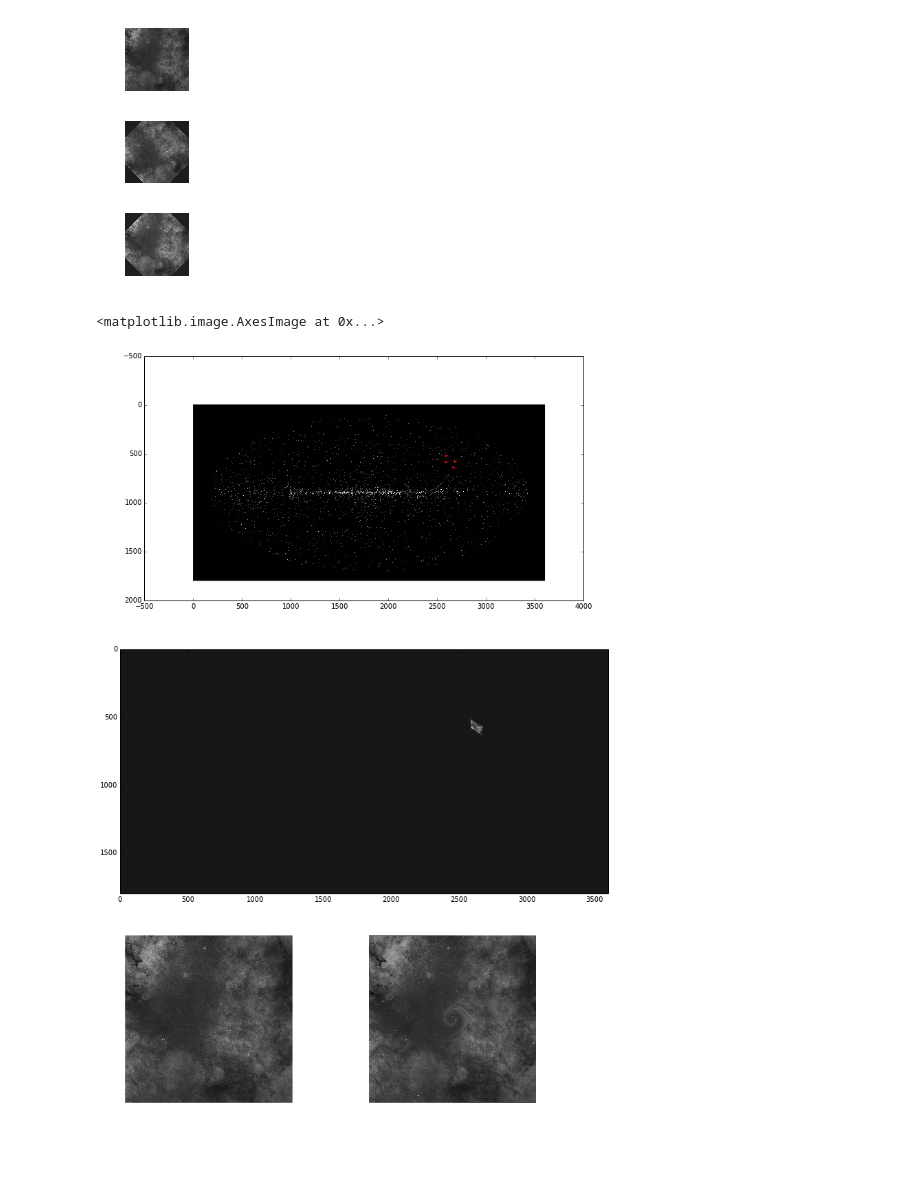
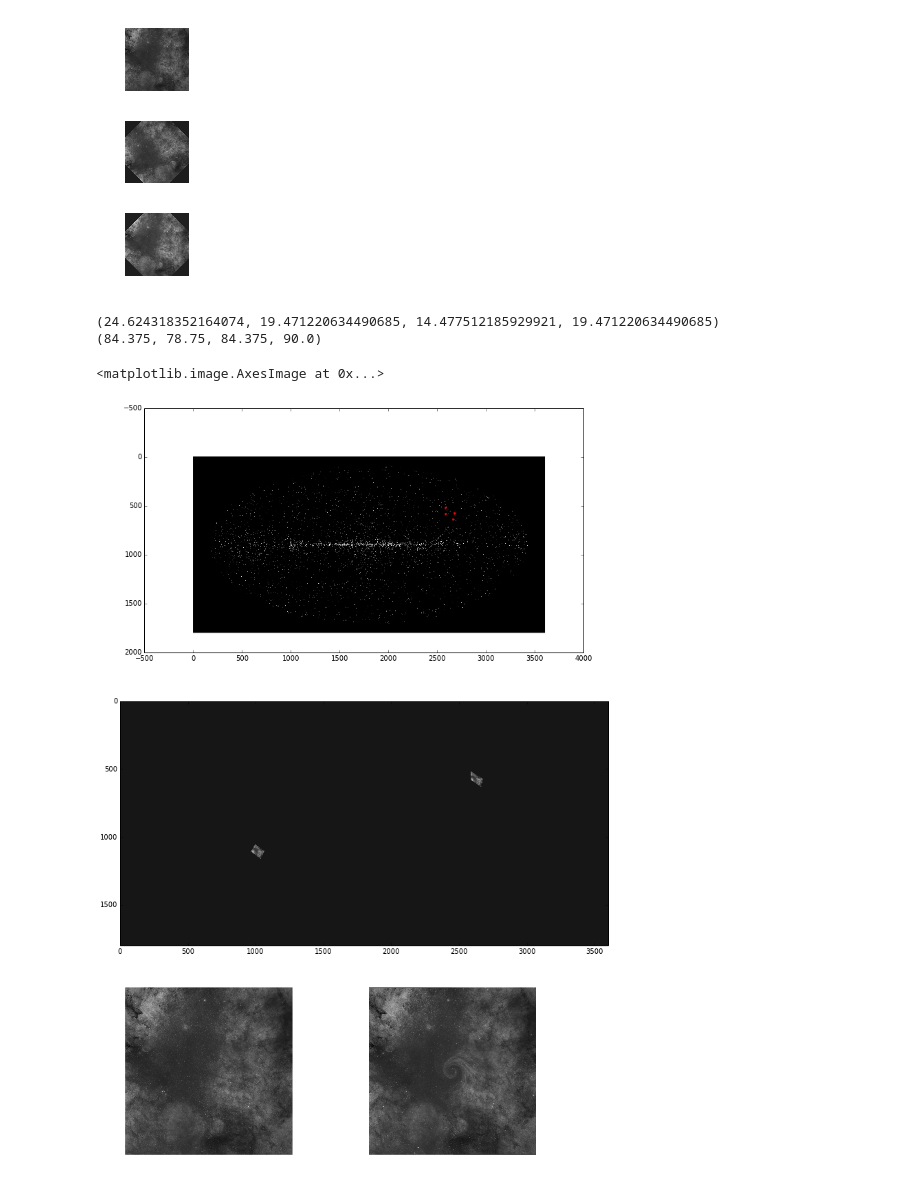
Before and after one commit to adl1995/HIPS-to-Py, a Jupyter notebook: examples/Affine and Projective transformation.ipynb, the cells around one changed output. Drawn from its saved outputs; the diff is of its cells as text; code cells hidden in the pictures; blank space fills up the shorter version.

```diff
--- a/examples/Affine and Projective transformation.ipynb
+++ b/examples/Affine and Projective transformation.ipynb
@@ -55,29 +57,47 @@ No.    Name         Type      Cards   Dimensions   Format
 WARNING: VerifyWarning: Invalid value for 'BLANK' keyword in header: -32768.0 The 'BLANK' keyword must be an integer.  It will be ignored in the meantime. [astropy.io.fits.hdu.image]
 WARNING: File may have been truncated: actual file length (527168) is smaller than the expected size (529920) [astropy.io.fits.file]
 [figure]
+# %%
+# Getting a new HiPS tile
+nsideide = healpy.order2nside(order=3)
+coords = healpy.boundaries(nside=nside, pix=377, nest=True)
+theta, phi = healpy.vec2ang(np.transpose(coords), lonlat=False)
+radec = SkyCoord(ra=phi, dec=np.pi/2 - theta, unit='radian', frame='icrs')
+print(tuple(radec.icrs.data.lat.deg))
+print(tuple(radec.icrs.data.lon.deg))
+# %% [output]
+(24.624318352164074, 19.471220634490685, 14.477512185929921, 19.471220634490685)
+(84.375, 78.75, 84.375, 90.0)
+# %%
+def draw_tile(tile, corners, out_shape, wcs):
+    src = wcs.wcs_world2pix(corners, 0)
+    dst = np.array([[511, 0], [511, 511], [0, 511], [0, 0]])
+
+    tform3 = tf.ProjectiveTransform()
+    tform3.estimate(src, dst)
+    return warped + tf.warp(text, tform3, output_shape=out_shape)
 # %%
 from astropy.visualization.wcsaxes import WCSAxes
 
 text = data
 
 corners = np.array([[264.375, -24.62431835], [258.75, -30.], [264.375, -35.68533471], [270., -30.]])
-src = wcs1.wcs_world2pix(corners, 0)
+center_corners = np.array([[84.375, 24.624318352164074], [78.75, 19.471220634490685], [84.375, 14.477512185929921], [90.0, 19.471220634490685]])
 
-dst = np.array([[511, 0], [511, 511], [0, 511], [0, 0]])
+warped = np.zeros((all_sky.shape)) # the output image size
 
-tform3 = tf.ProjectiveTransform()
-tform3.estimate(src, dst)
-warped = tf.warp(text, tform3, output_shape=all_sky.shape)
+warped = draw_tile(warped, corners, all_sky.shape, wcs1)
+warped = draw_tile(warped, center_corners, all_sky.shape, wcs1)
 
 fig, ax = plt.subplots(nrows=2, figsize=(14, 14))
 
 ax[0].imshow(all_sky, vmin=0, vmax=1, origin='upper', cmap=plt.cm.gray)
 ax[0].plot(src[:, 0], src[:, 1], '.r', )
 
 ax[1].imshow(warped, origin='upper', cmap=plt.cm.gray)
 # %% [output]
 <matplotlib.image.AxesImage at 0x...>
-[figure, old version]
+[figure, new version]
 # %%
 import matplotlib.pyplot as plt
 
```
Also changed, not shown: parts of 1 cell of this notebook.
